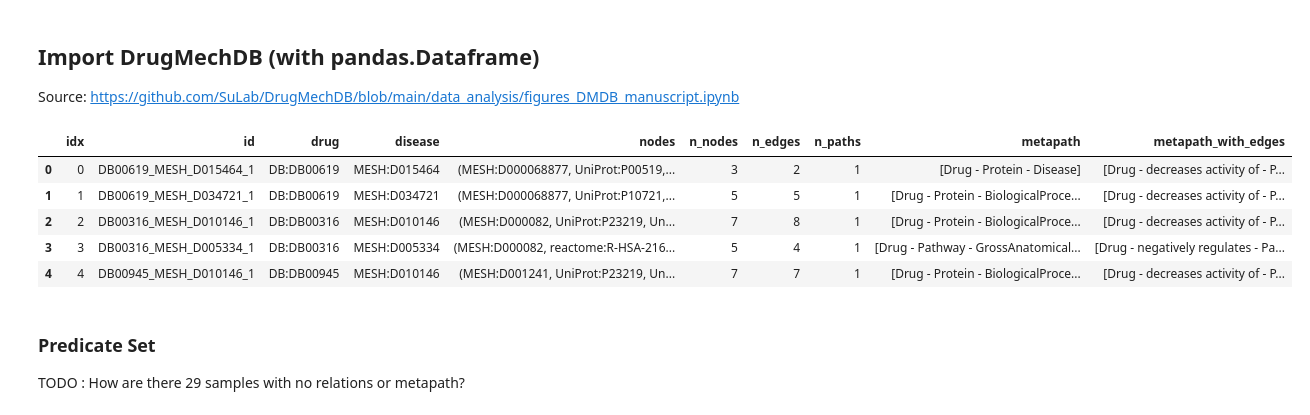
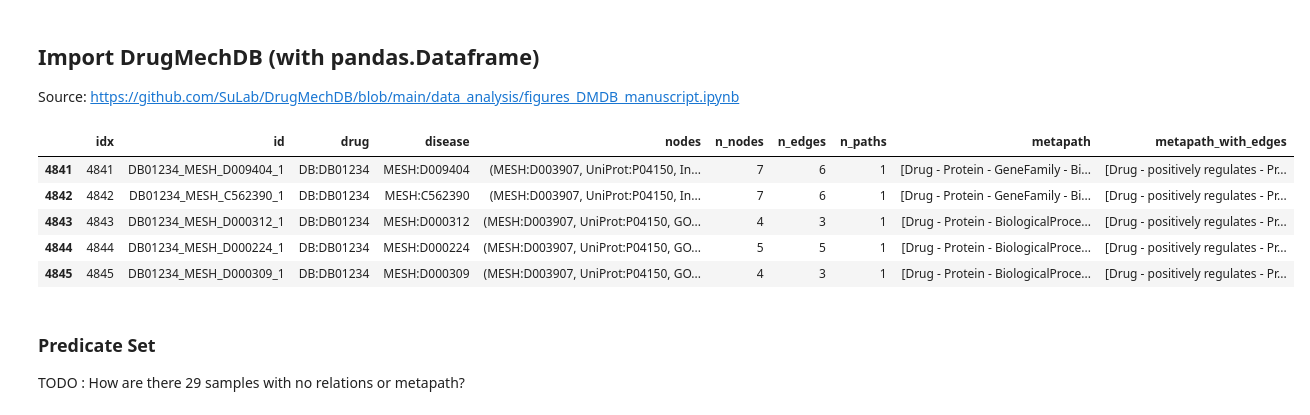
Before and after one commit to vcefins/XAI-Drug-Repurposing, a Jupyter notebook: analysis.ipynb, the cells around one changed output. Saved outputs shown, nothing was run; the diff lists cells and outputs as text; code cells hidden in the pictures.

```diff
--- a/analysis.ipynb
+++ b/analysis.ipynb
@@ -437,14 +470,14 @@ for i, p in enumerate(ind):
 
 dmdb_df = pd.DataFrame(basic_stats)
 # %%
-dmdb_df.head()
+dmdb_df.tail()
 # %% [output]
 |  | idx | id | drug | disease | nodes | n_nodes | n_edges | n_paths | metapath | metapath_with_edges |
-| 0 | 0 | DB00619_MESH_D015464_1 | DB:DB00619 | MESH:D015464 | (MESH:D000068877, UniProt:P00519,... | 3 | 2 | 1 | [Drug - Protein - Disease] | [Drug - decreases activity of - P... |
-| 1 | 1 | DB00619_MESH_D034721_1 | DB:DB00619 | MESH:D034721 | (MESH:D000068877, UniProt:P10721,... | 5 | 5 | 1 | [Drug - Protein - BiologicalProce... | [Drug - decreases activity of - P... |
-| 2 | 2 | DB00316_MESH_D010146_1 | DB:DB00316 | MESH:D010146 | (MESH:D000082, UniProt:P23219, Un... | 7 | 8 | 1 | [Drug - Protein - BiologicalProce... | [Drug - decreases activity of - P... |
-| 3 | 3 | DB00316_MESH_D005334_1 | DB:DB00316 | MESH:D005334 | (MESH:D000082, reactome:R-HSA-216... | 5 | 4 | 1 | [Drug - Pathway - GrossAnatomical... | [Drug - negatively regulates - Pa... |
-| 4 | 4 | DB00945_MESH_D010146_1 | DB:DB00945 | MESH:D010146 | (MESH:D001241, UniProt:P23219, Un... | 7 | 7 | 1 | [Drug - Protein - BiologicalProce... | [Drug - decreases activity of - P... |
+| 4841 | 4841 | DB01234_MESH_D009404_1 | DB:DB01234 | MESH:D009404 | (MESH:D003907, UniProt:P04150, In... | 7 | 6 | 1 | [Drug - Protein - GeneFamily - Bi... | [Drug - positively regulates - Pr... |
+| 4842 | 4842 | DB01234_MESH_C562390_1 | DB:DB01234 | MESH:C562390 | (MESH:D003907, UniProt:P04150, In... | 7 | 6 | 1 | [Drug - Protein - GeneFamily - Bi... | [Drug - positively regulates - Pr... |
+| 4843 | 4843 | DB01234_MESH_D000312_1 | DB:DB01234 | MESH:D000312 | (MESH:D003907, UniProt:P04150, GO... | 4 | 3 | 1 | [Drug - Protein - BiologicalProce... | [Drug - positively regulates - Pr... |
+| 4844 | 4844 | DB01234_MESH_D000224_1 | DB:DB01234 | MESH:D000224 | (MESH:D003907, UniProt:P04150, GO... | 5 | 5 | 1 | [Drug - Protein - BiologicalProce... | [Drug - positively regulates - Pr... |
+| 4845 | 4845 | DB01234_MESH_D000309_1 | DB:DB01234 | MESH:D000309 | (MESH:D003907, UniProt:P04150, GO... | 4 | 3 | 1 | [Drug - Protein - BiologicalProce... | [Drug - positively regulates - Pr... |
 # %% [markdown]
 ### Predicate Set
 
```
Also changed, not shown: parts of 23 cells of this notebook.
